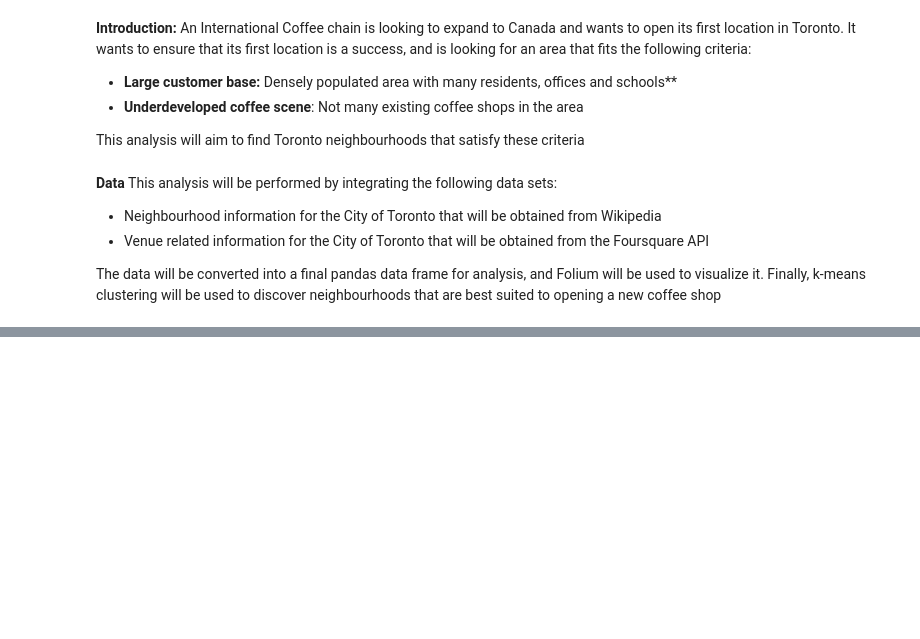
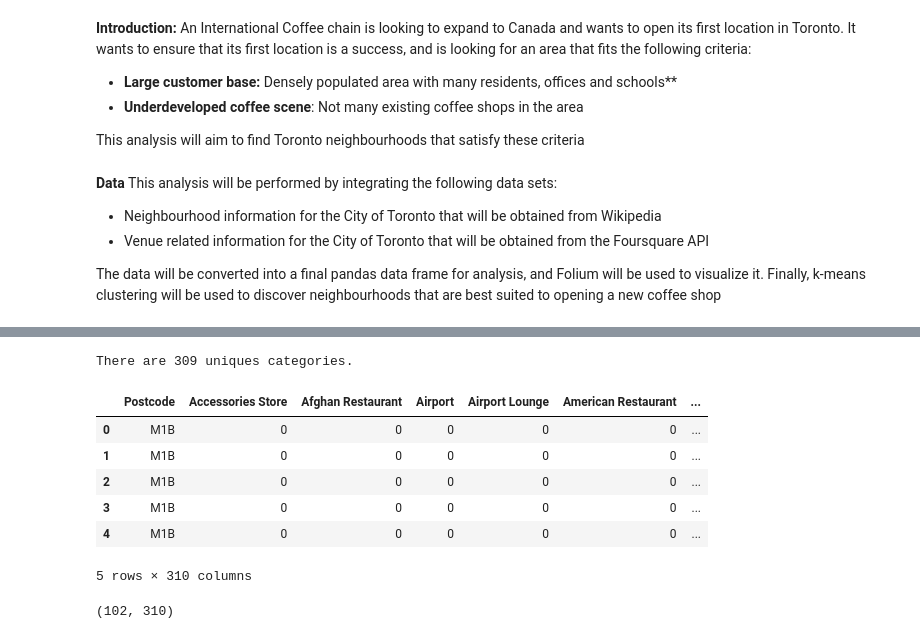
Before and after one commit to avizer/TOCoffee, a Jupyter notebook: TO Coffee Shop.ipynb, the cells around one changed output, grey strips where cells are left out. Saved outputs shown, nothing was run; the diff lists cells and outputs as text; code cells hidden in the pictures; blank space fills up the shorter version.

```diff
--- a/TO Coffee Shop.ipynb
+++ b/TO Coffee Shop.ipynb
@@ -16,0 +333,24 @@ The data will be converted into a final pandas data frame for analysis, and Foli
+# %%
+print('There are {} uniques categories.'.format(len(to_venues['Venue Category'].unique())))
+# %% [output]
+There are 309 uniques categories.
+# %%
+to_onehot = pd.get_dummies(to_venues[['Venue Category']], prefix="", prefix_sep="")
+to_onehot['Postcode'] = to_venues['Postcode']
+fixed_columns = [to_onehot.columns[-1]] + list(to_onehot.columns[:-1])
+to_onehot = to_onehot[fixed_columns]
+to_onehot.head()
+# %% [output]
+|  | Postcode | Accessories Store | Afghan Restaurant | Airport | Airport Lounge | American Restaurant | ... |
+| 0 | M1B | 0 | 0 | 0 | 0 | 0 | ... |
+| 1 | M1B | 0 | 0 | 0 | 0 | 0 | ... |
+| 2 | M1B | 0 | 0 | 0 | 0 | 0 | ... |
+| 3 | M1B | 0 | 0 | 0 | 0 | 0 | ... |
+| 4 | M1B | 0 | 0 | 0 | 0 | 0 | ... |
+5 rows × 310 columns
+# %%
+to_grouped = to_onehot.groupby('Postcode').mean().reset_index()
+to_grouped
+to_grouped.shape
+# %% [output]
+(102, 310)
```
Also changed, not shown: parts of 22 cells of this notebook.
